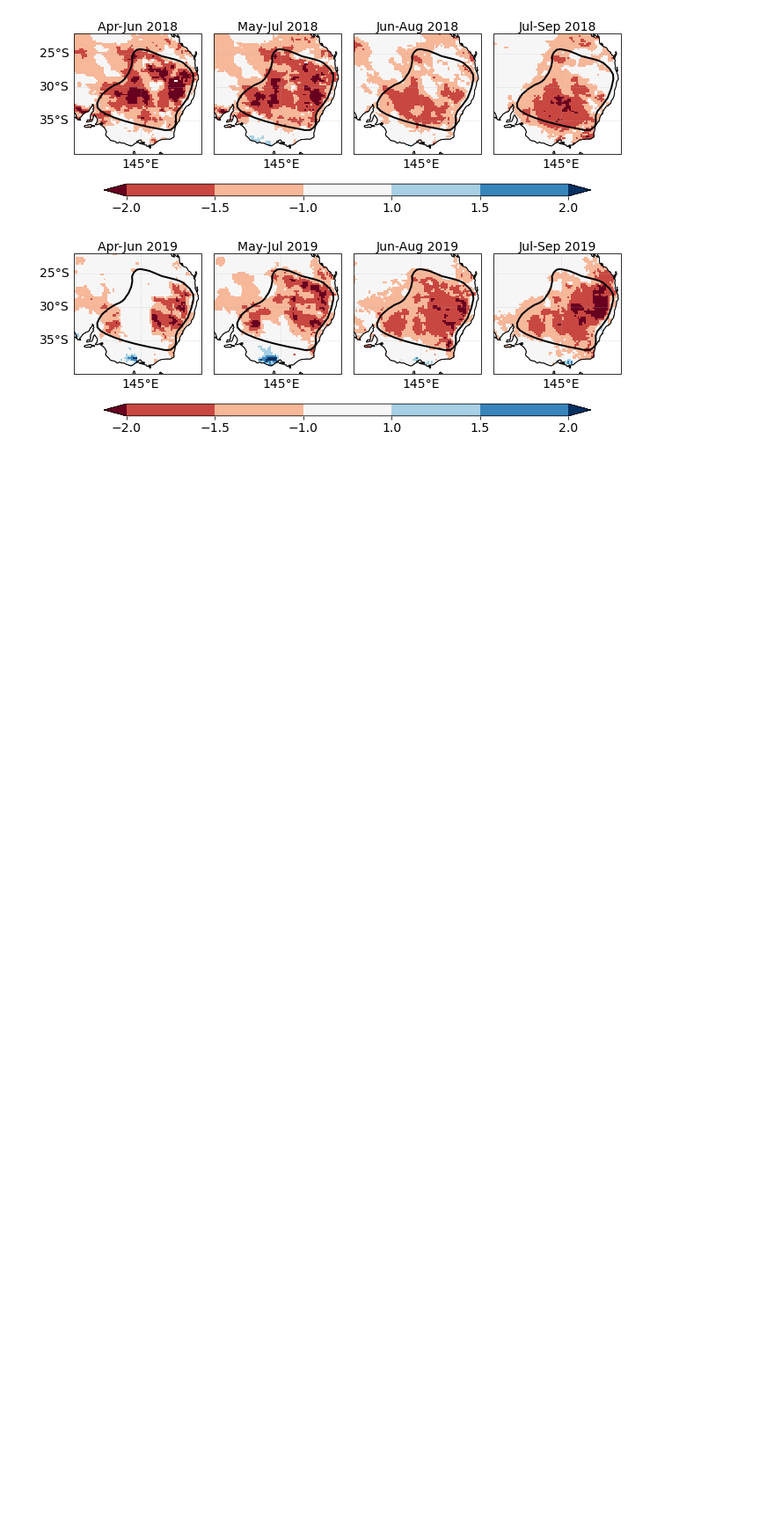
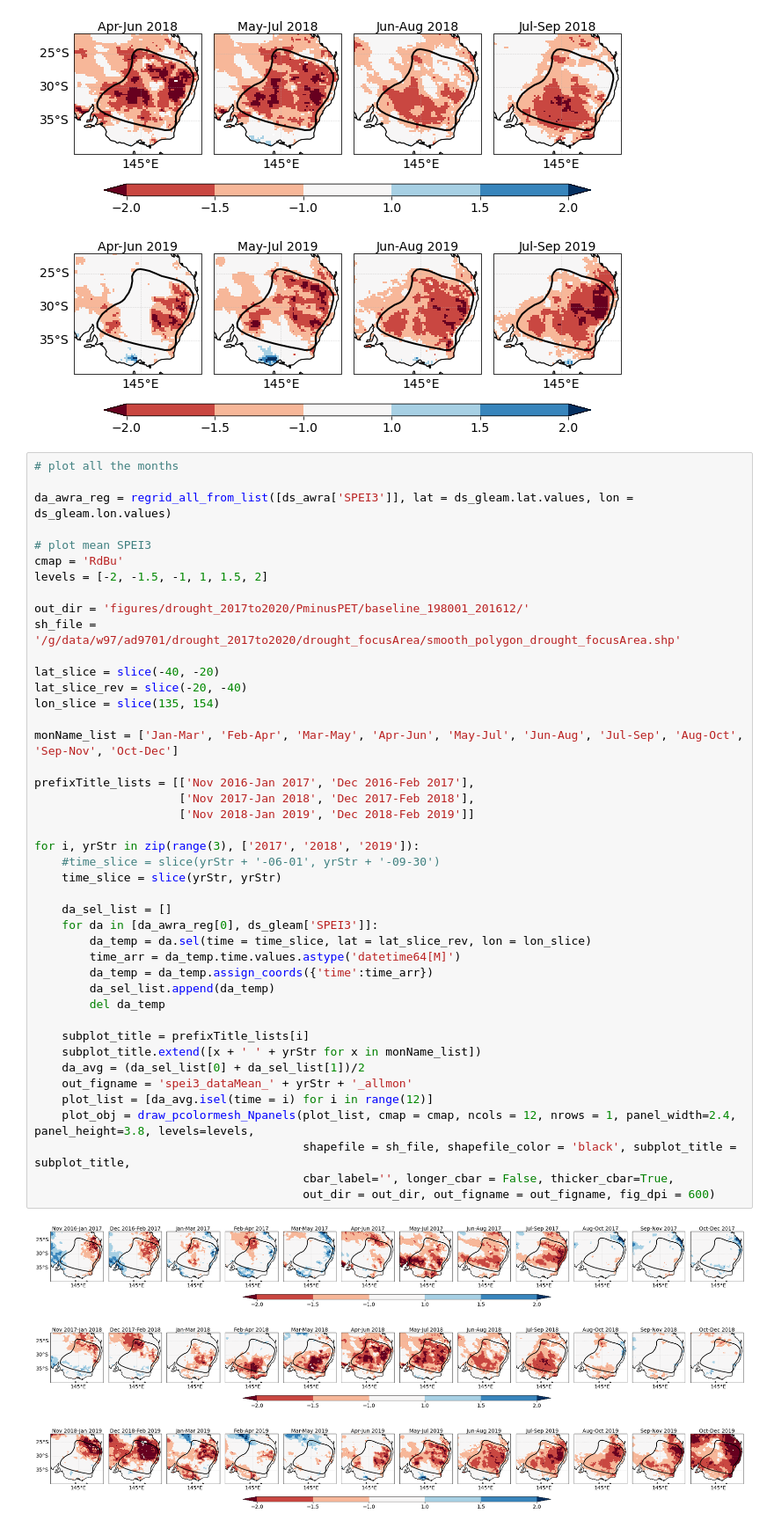
Before and after one commit to anjanadevanand/Tinderbox_drought, a Jupyter notebook: drought_metrics/plot_drought_focusReg_meanSPEI.ipynb, the cells around one changed output. Shown: that part at 88% size. Saved outputs shown, nothing was run; the diff lists cells and outputs as text; blank space fills up the shorter version.

```diff
--- a/drought_metrics/plot_drought_focusReg_meanSPEI.ipynb
+++ b/drought_metrics/plot_drought_focusReg_meanSPEI.ipynb
@@ -103,3 +103,50 @@ for yrStr in ['2017', '2018', '2019']:
 [figure]
 [figure]
 [figure]
+# %%
+# plot all the months
+
+da_awra_reg = regrid_all_from_list([ds_awra['SPEI3']], lat = ds_gleam.lat.values, lon = ds_gleam.lon.values)
+
+# plot mean SPEI3
+cmap = 'RdBu'
+levels = [-2, -1.5, -1, 1, 1.5, 2]
+
+out_dir = 'figures/drought_2017to2020/PminusPET/baseline_198001_201612/'
+sh_file = '/g/data/w97/ad9701/drought_2017to2020/drought_focusArea/smooth_polygon_drought_focusArea.shp'
+
+lat_slice = slice(-40, -20)
+lat_slice_rev = slice(-20, -40)
+lon_slice = slice(135, 154)
+
+monName_list = ['Jan-Mar', 'Feb-Apr', 'Mar-May', 'Apr-Jun', 'May-Jul', 'Jun-Aug', 'Jul-Sep', 'Aug-Oct', 'Sep-Nov', 'Oct-Dec']
+
+prefixTitle_lists = [['Nov 2016-Jan 2017', 'Dec 2016-Feb 2017'],
+                     ['Nov 2017-Jan 2018', 'Dec 2017-Feb 2018'],
+                     ['Nov 2018-Jan 2019', 'Dec 2018-Feb 2019']]
+
+for i, yrStr in zip(range(3), ['2017', '2018', '2019']):
+    #time_slice = slice(yrStr + '-06-01', yrStr + '-09-30')
+    time_slice = slice(yrStr, yrStr)
+
+    da_sel_list = []
+    for da in [da_awra_reg[0], ds_gleam['SPEI3']]:
+        da_temp = da.sel(time = time_slice, lat = lat_slice_rev, lon = lon_slice)
+        time_arr = da_temp.time.values.astype('datetime64[M]')
+        da_temp = da_temp.assign_coords({'time':time_arr})
+        da_sel_list.append(da_temp)
+        del da_temp
+
+    subplot_title = prefixTitle_lists[i]
+    subplot_title.extend([x + ' ' + yrStr for x in monName_list])
+    da_avg = (da_sel_list[0] + da_sel_list[1])/2
+    out_figname = 'spei3_dataMean_' + yrStr + '_allmon'
+    plot_list = [da_avg.isel(time = i) for i in range(12)]
+    plot_obj = draw_pcolormesh_Npanels(plot_list, cmap = cmap, ncols = 12, nrows = 1, panel_width=2.4, panel_height=3.8, levels=levels,
+                                       shapefile = sh_file, shapefile_color = 'black', subplot_title = subplot_title,
+                                       cbar_label='', longer_cbar = False, thicker_cbar=True,
+                                       out_dir = out_dir, out_figname = out_figname, fig_dpi = 600)
+# %% [output]
+[figure, added]
+[figure, added]
+[figure, added]
```
Also changed, not shown: 3 other files.
